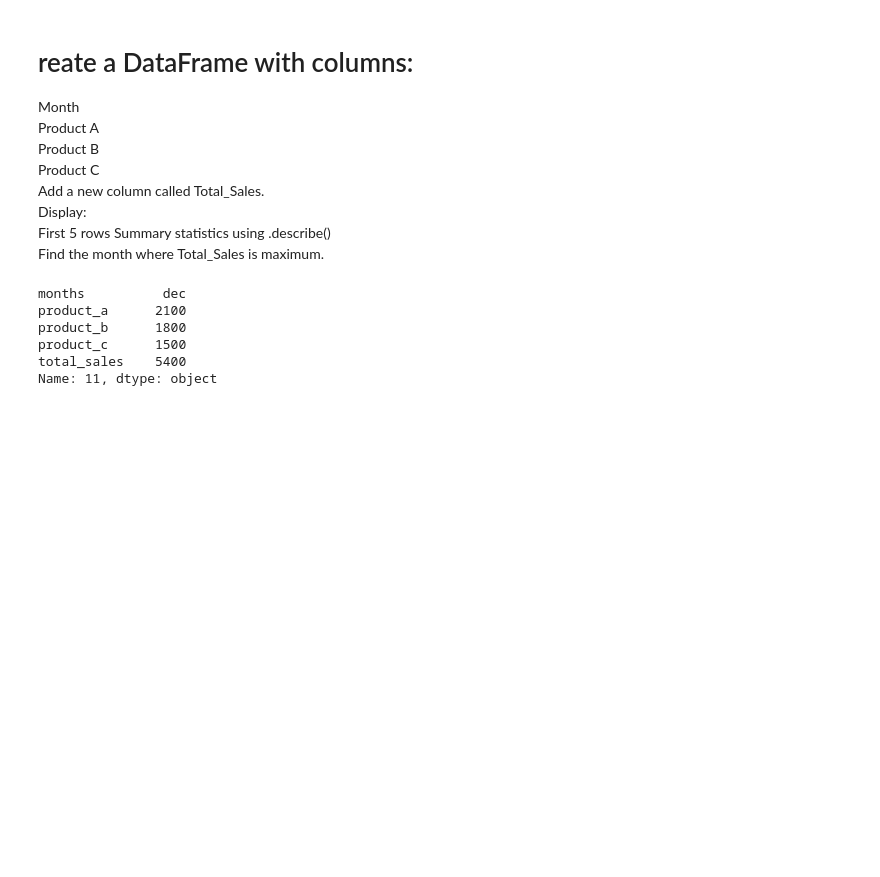
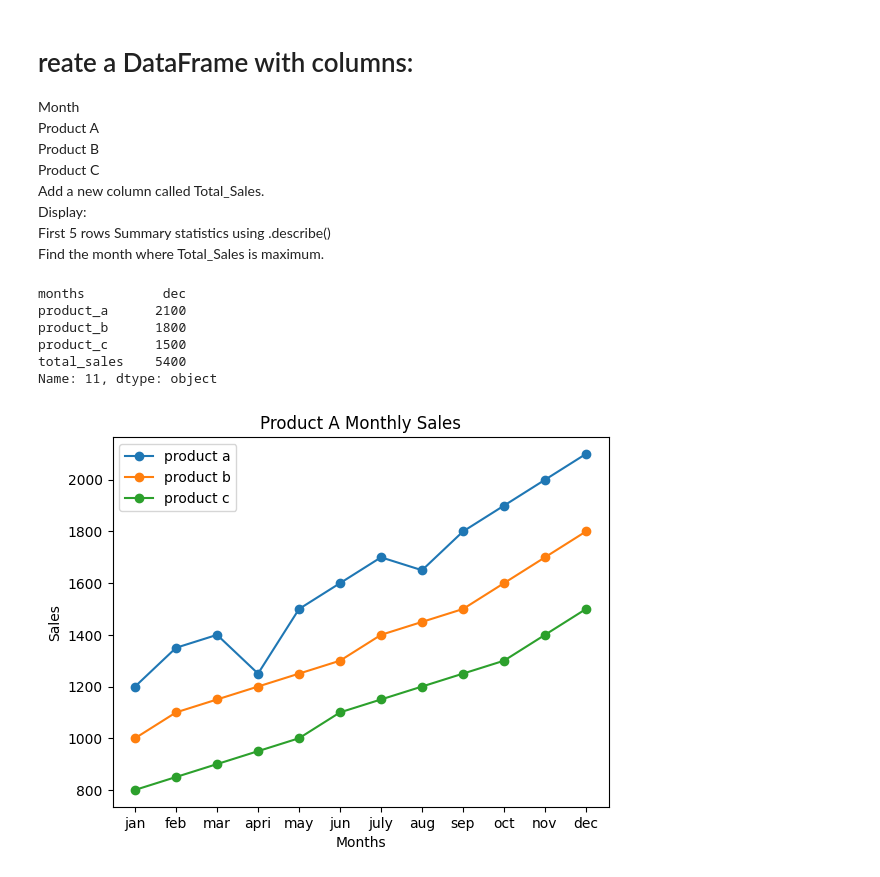
Before and after one commit to Engr-Jawad/Data-Science-Projects, a Jupyter notebook: monthly_sale_analysis.ipynb, the cells around one changed output. Saved outputs shown, nothing was run; the diff lists cells and outputs as text; code cells hidden in the pictures; blank space fills up the shorter version.

Commit message:
monthly sales analysis visuaization of data

```diff
--- a/monthly_sale_analysis.ipynb
+++ b/monthly_sale_analysis.ipynb
@@ -66,3 +66,14 @@ product_b      1800
 product_c      1500
 total_sales    5400
 Name: 11, dtype: object
+# %%
+plt.plot(df["months"],df["product_a"],label = "product a",marker = "o")
+plt.plot(df["months"],df["product_b"],label = "product b",marker = "o")
+plt.plot(df["months"],df["product_c"],label = "product c",marker = "o")
+plt.title("Product A Monthly Sales")
+plt.xlabel("Months")
+plt.ylabel("Sales")
+plt.legend()
+plt.show()
+# %% [output]
+[figure, added]
```
Also changed, not shown: parts of 1 cell of this notebook.
